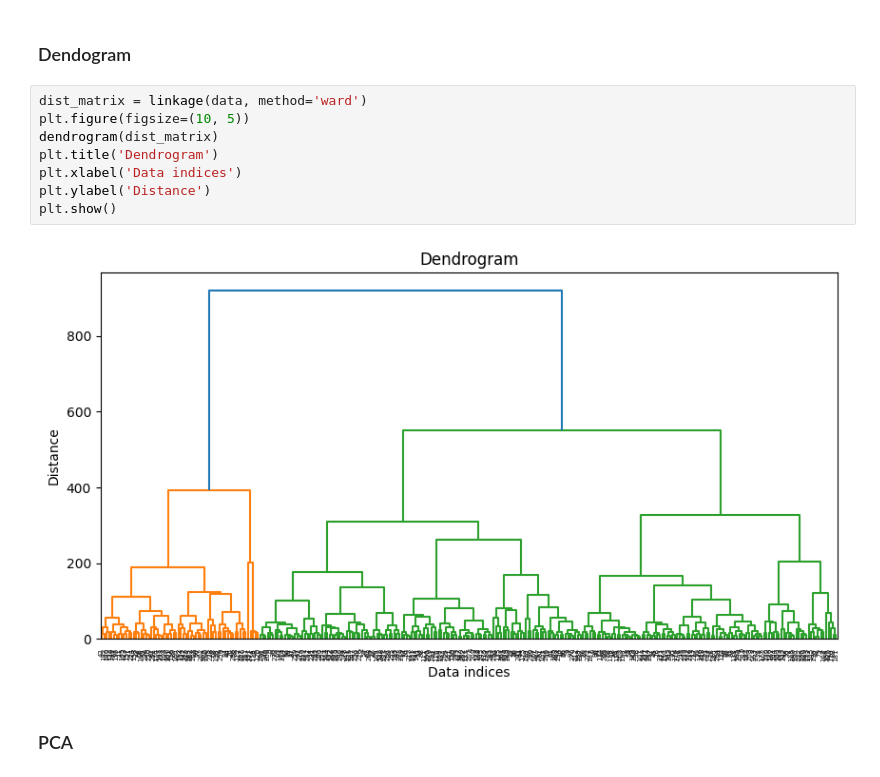
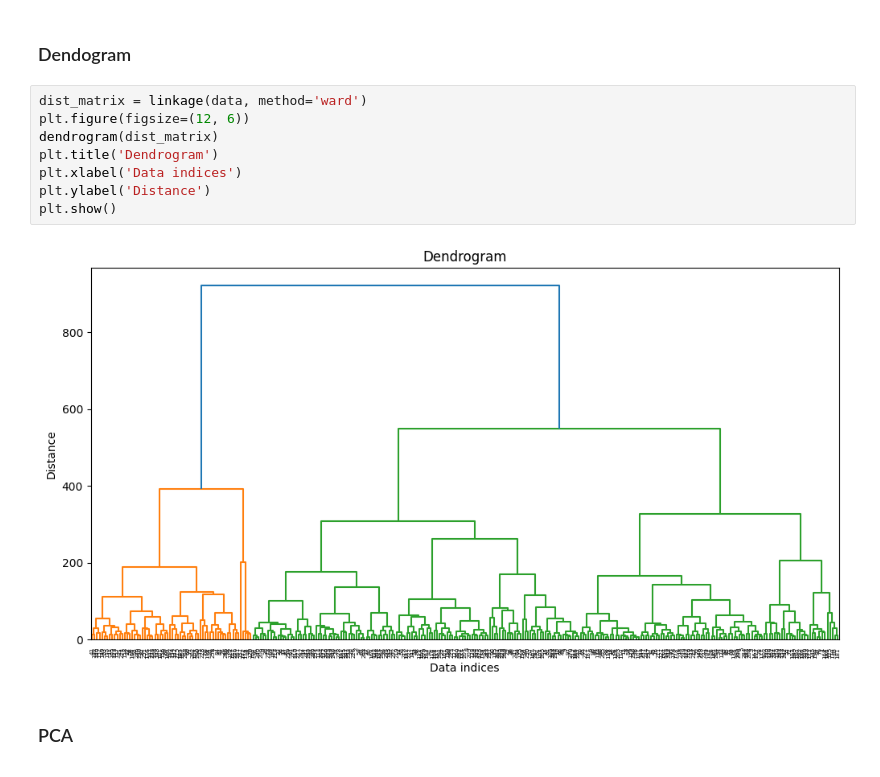
Before and after one commit to MrDomian/Heart-Disease-Risk-Prediction, a Jupyter notebook: Data analysis.ipynb, the cells around one changed output. Saved outputs shown, nothing was run; the diff lists cells and outputs as text.

```diff
--- a/Data analysis.ipynb
+++ b/Data analysis.ipynb
@@ -278,14 +283,14 @@ plt.show()
 ### Dendogram
 # %%
 dist_matrix = linkage(data, method='ward')
-plt.figure(figsize=(10, 5))
+plt.figure(figsize=(12, 6))
 dendrogram(dist_matrix)
 plt.title('Dendrogram')
 plt.xlabel('Data indices')
 plt.ylabel('Distance')
 plt.show()
 # %% [output]
-[figure, old version]
+[figure, new version]
 # %% [markdown]
 ### PCA
 # %%
```
Also changed, not shown: parts of 2 cells of this notebook.
